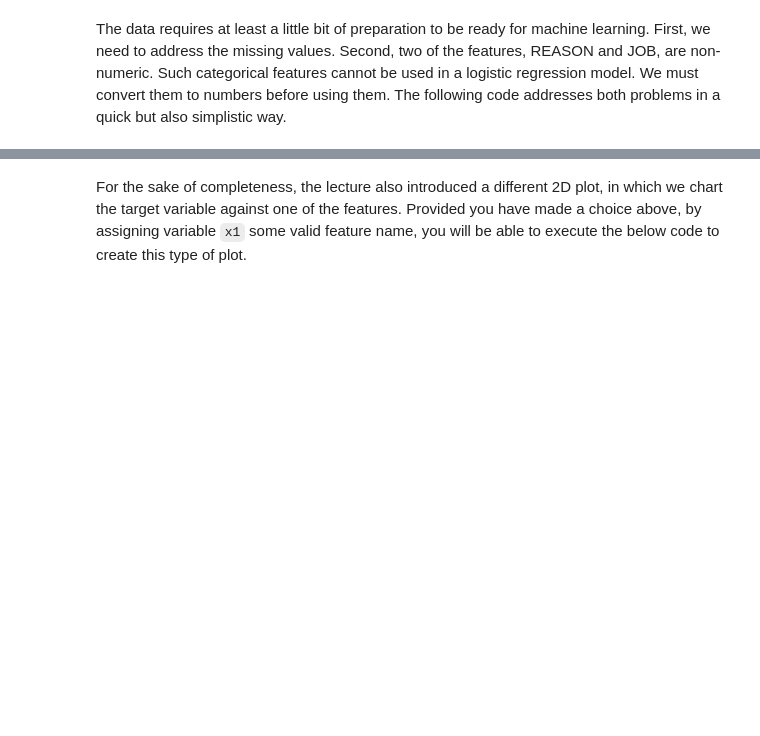
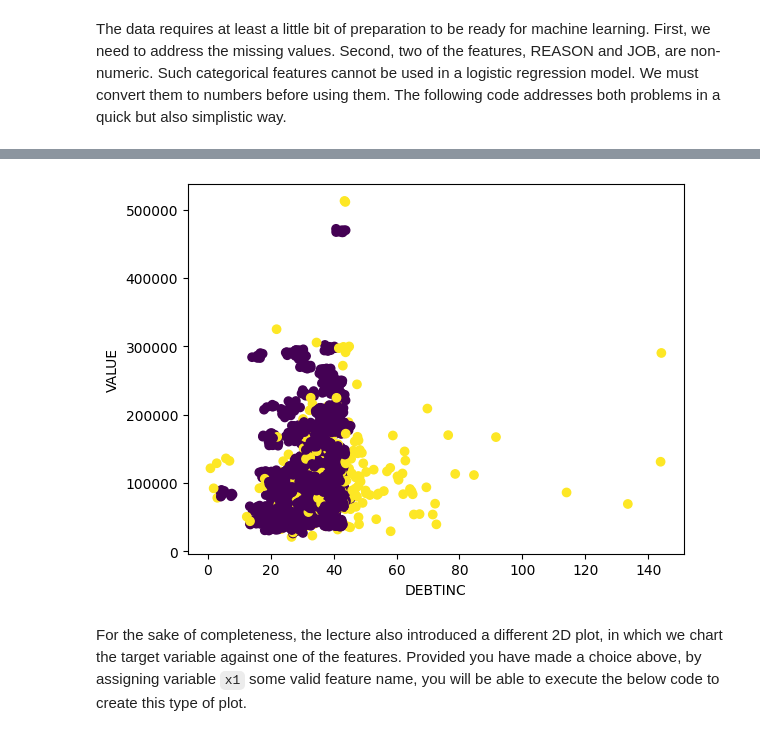
Before and after one commit to stefanlessmann/ESMT_IML, a Jupyter notebook: notebooks/p3_classification.ipynb, the cells around one changed output, grey strips where cells are left out. Saved outputs shown, nothing was run; the diff lists cells and outputs as text; code cells hidden in the pictures; blank space fills up the shorter version.

```diff
--- a/notebooks/p3_classification.ipynb
+++ b/notebooks/p3_classification.ipynb
@@ -85,10 +85,16 @@ You will remember the many plots we came across when discussing regression. We a
 Your first task is to create a similar plot for the credit data. In principle, you can select any combination of features that you like.
 # %%
 # Exercise 1
-x1 = ''  # select first feature of your choice
-x2 = ''  # select second feature of your choice
+x1 = 'DEBTINC'  # select first feature of your choice
+x2 = 'VALUE'  # select second feature of your choice
 
 # Write code to create the scatter plot of x1 vs. x2. Make sure your plot shows the data points from different classes (good and bad payers) in different colors.
+plt.scatter(X[x1], X[x2], c=y)
+plt.xlabel(x1)
+plt.ylabel(x2)
+plt.show()
+# %% [output]
+[figure, added]
 # %% [markdown]
 For the sake of completeness, the lecture also introduced a different 2D plot, in which we chart the target variable against one of the features. Provided you have made a choice above, by assigning variable `x1` some valid feature name, you will be able to execute the below code to create this type of plot.
 # %%
```
Also changed, not shown: parts of 15 cells of this notebook.
